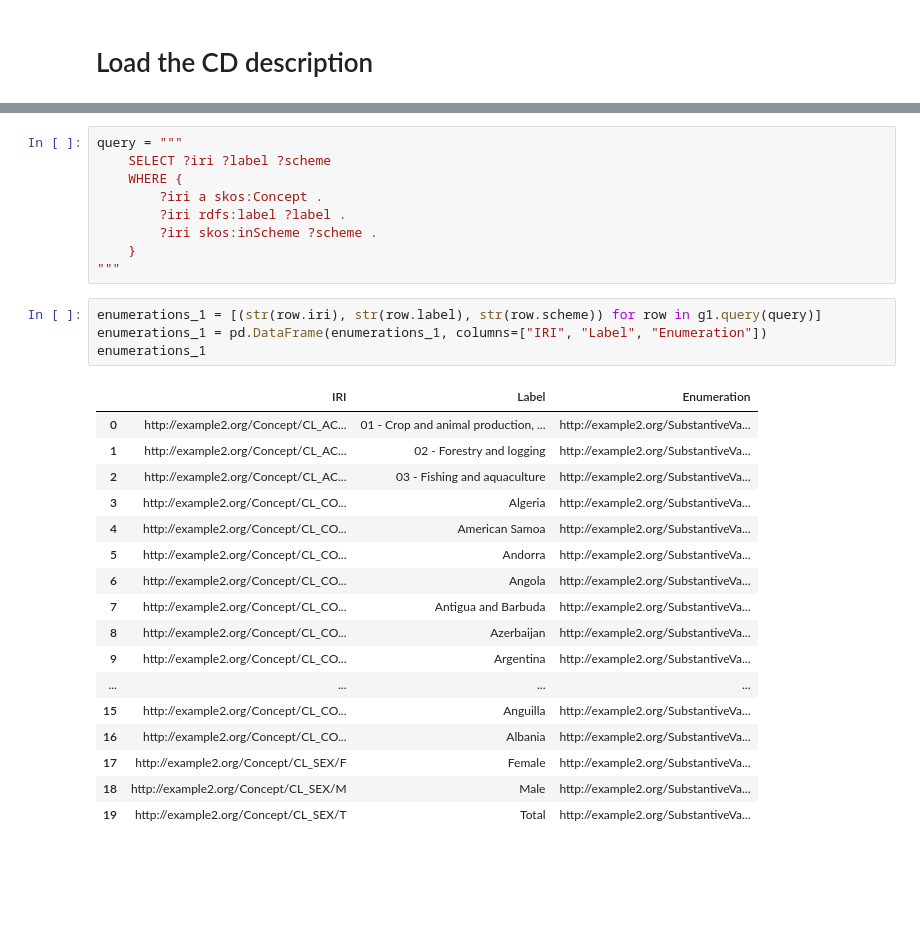
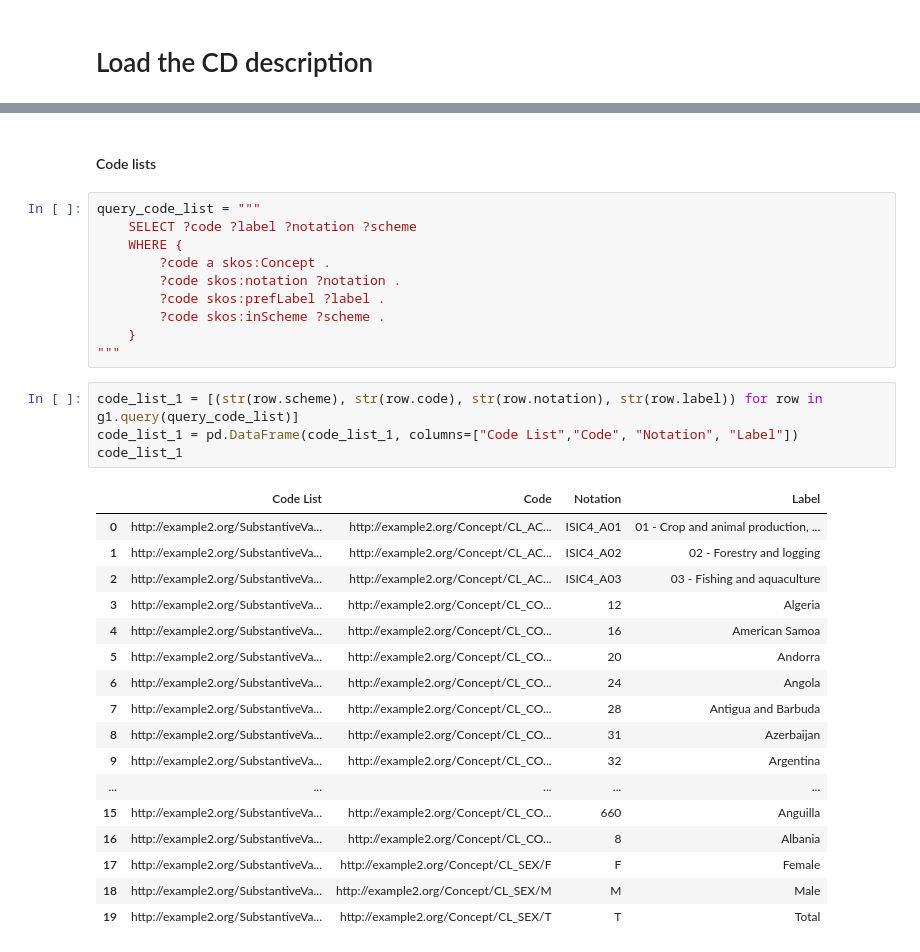
Before and after one commit to Cross-Domain-Interoperability-Framework/undata_example_cdif, a Jupyter notebook: src/example_create_mappings_template.ipynb, the cells around one changed output, grey strips where cells are left out. Saved outputs shown, nothing was run; the diff lists cells and outputs as text; blank space fills up the shorter version.

```diff
--- a/src/example_create_mappings_template.ipynb
+++ b/src/example_create_mappings_template.ipynb
@@ -23,32 +109,35 @@ g2.parse(source_file_2, format="turtle")
+# %% [markdown]
+#### Code lists
 # %%
-query = """
-    SELECT ?iri ?label ?scheme
+query_code_list = """
+    SELECT ?code ?label ?notation ?scheme
     WHERE {
-        ?iri a skos:Concept .
-        ?iri rdfs:label ?label .
-        ?iri skos:inScheme ?scheme .
+        ?code a skos:Concept .
+        ?code skos:notation ?notation .
+        ?code skos:prefLabel ?label .
+        ?code skos:inScheme ?scheme .
     }
 """
 # %%
-enumerations_1 = [(str(row.iri), str(row.label), str(row.scheme)) for row in g1.query(query)]
-enumerations_1 = pd.DataFrame(enumerations_1, columns=["IRI", "Label", "Enumeration"])
-enumerations_1
+code_list_1 = [(str(row.scheme), str(row.code), str(row.notation), str(row.label)) for row in g1.query(query_code_list)]
+code_list_1 = pd.DataFrame(code_list_1, columns=["Code List","Code", "Notation", "Label"])
+code_list_1
 # %% [output]
-|  | IRI | Label | Enumeration |
-| 0 | http://example2.org/Concept/CL_AC... | 01 - Crop and animal production, ... | http://example2.org/SubstantiveVa... |
-| 1 | http://example2.org/Concept/CL_AC... | 02 - Forestry and logging | http://example2.org/SubstantiveVa... |
-| 2 | http://example2.org/Concept/CL_AC... | 03 - Fishing and aquaculture | http://example2.org/SubstantiveVa... |
-| 3 | http://example2.org/Concept/CL_CO... | Algeria | http://example2.org/SubstantiveVa... |
-| 4 | http://example2.org/Concept/CL_CO... | American Samoa | http://example2.org/SubstantiveVa... |
-| 5 | http://example2.org/Concept/CL_CO... | Andorra | http://example2.org/SubstantiveVa... |
-| 6 | http://example2.org/Concept/CL_CO... | Angola | http://example2.org/SubstantiveVa... |
-| 7 | http://example2.org/Concept/CL_CO... | Antigua and Barbuda | http://example2.org/SubstantiveVa... |
-| 8 | http://example2.org/Concept/CL_CO... | Azerbaijan | http://example2.org/SubstantiveVa... |
-| 9 | http://example2.org/Concept/CL_CO... | Argentina | http://example2.org/SubstantiveVa... |
-| ... | ... | ... | ... |
-| 15 | http://example2.org/Concept/CL_CO... | Anguilla | http://example2.org/SubstantiveVa... |
-| 16 | http://example2.org/Concept/CL_CO... | Albania | http://example2.org/SubstantiveVa... |
-| 17 | http://example2.org/Concept/CL_SEX/F | Female | http://example2.org/SubstantiveVa... |
-| 18 | http://example2.org/Concept/CL_SEX/M | Male | http://example2.org/SubstantiveVa... |
-| 19 | http://example2.org/Concept/CL_SEX/T | Total | http://example2.org/SubstantiveVa... |
+|  | Code List | Code | Notation | Label |
+| 0 | http://example2.org/SubstantiveVa... | http://example2.org/Concept/CL_AC... | ISIC4_A01 | 01 - Crop and animal production, ... |
+| 1 | http://example2.org/SubstantiveVa... | http://example2.org/Concept/CL_AC... | ISIC4_A02 | 02 - Forestry and logging |
+| 2 | http://example2.org/SubstantiveVa... | http://example2.org/Concept/CL_AC... | ISIC4_A03 | 03 - Fishing and aquaculture |
+| 3 | http://example2.org/SubstantiveVa... | http://example2.org/Concept/CL_CO... | 12 | Algeria |
+| 4 | http://example2.org/SubstantiveVa... | http://example2.org/Concept/CL_CO... | 16 | American Samoa |
+| 5 | http://example2.org/SubstantiveVa... | http://example2.org/Concept/CL_CO... | 20 | Andorra |
+| 6 | http://example2.org/SubstantiveVa... | http://example2.org/Concept/CL_CO... | 24 | Angola |
+| 7 | http://example2.org/SubstantiveVa... | http://example2.org/Concept/CL_CO... | 28 | Antigua and Barbuda |
+| 8 | http://example2.org/SubstantiveVa... | http://example2.org/Concept/CL_CO... | 31 | Azerbaijan |
+| 9 | http://example2.org/SubstantiveVa... | http://example2.org/Concept/CL_CO... | 32 | Argentina |
+| ... | ... | ... | ... | ... |
+| 15 | http://example2.org/SubstantiveVa... | http://example2.org/Concept/CL_CO... | 660 | Anguilla |
+| 16 | http://example2.org/SubstantiveVa... | http://example2.org/Concept/CL_CO... | 8 | Albania |
+| 17 | http://example2.org/SubstantiveVa... | http://example2.org/Concept/CL_SEX/F | F | Female |
+| 18 | http://example2.org/SubstantiveVa... | http://example2.org/Concept/CL_SEX/M | M | Male |
+| 19 | http://example2.org/SubstantiveVa... | http://example2.org/Concept/CL_SEX/T | T | Total |
 # %%
```
Also changed, not shown: parts of 13 cells of this notebook, 15 other files.
